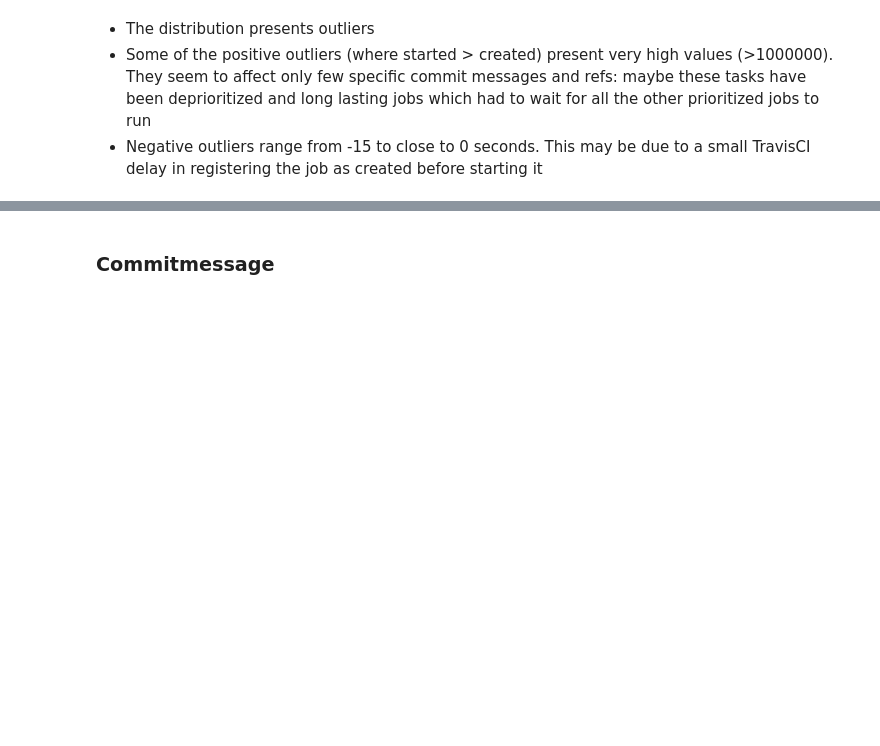
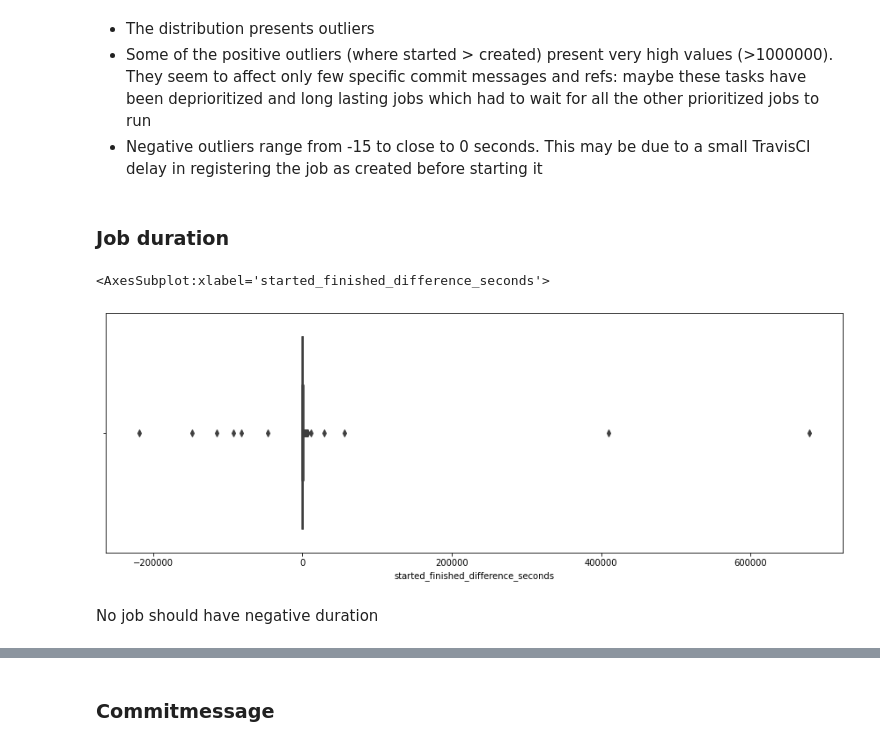
Before and after one commit to IncioMan/Continuous-Integration-metrics-for-post-release-bugs-prediction, a Jupyter notebook: notebooks/analysis/Jobs_dataset_analysis.ipynb, the cells around one changed output, grey strips where cells are left out. Cells and saved outputs as stored; diff of their text form; code cells hidden in the pictures; blank space fills up the shorter version.

```diff
--- a/notebooks/analysis/Jobs_dataset_analysis.ipynb
+++ b/notebooks/analysis/Jobs_dataset_analysis.ipynb
@@ -465,3 +378,14 @@ sns.countplot(started_created_negative_ourliers.state)
 * The distribution presents outliers
 * Some of the positive outliers (where started > created) present very high values (>1000000). They seem to affect only few specific commit messages and refs: maybe these tasks have been deprioritized and long lasting jobs which had to wait for all the other prioritized jobs to run
 * Negative outliers range from -15 to close to 0 seconds. This may be due to a small TravisCI delay in registering the job as created before starting it
+# %% [markdown]
+### Job duration
+# %%
+jobs["started_finished_difference_seconds"] = (jobs.finished_at - jobs.started_at) / np.timedelta64(1, 's')
+# %%
+sns.boxplot(jobs.started_finished_difference_seconds)
+# %% [output]
+<AxesSubplot:xlabel='started_finished_difference_seconds'>
+[figure, added]
+# %% [markdown]
+No job should have negative duration
```
Also changed, not shown: parts of 39 cells of this notebook, 5 other files.
